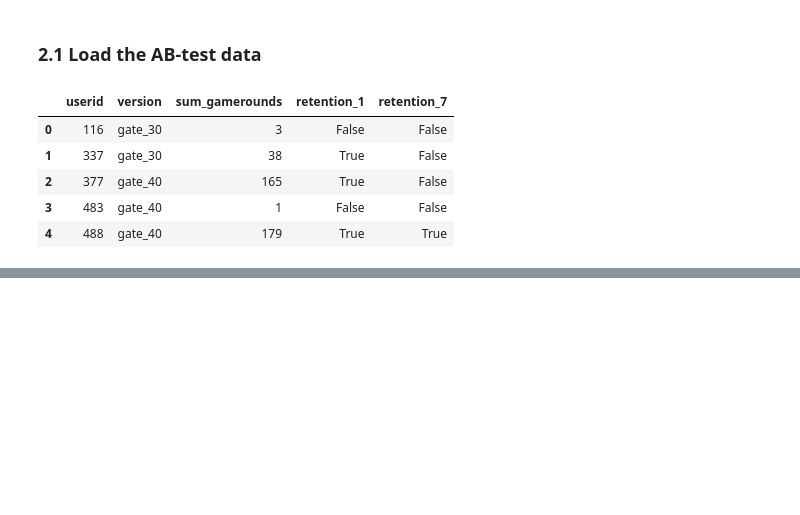
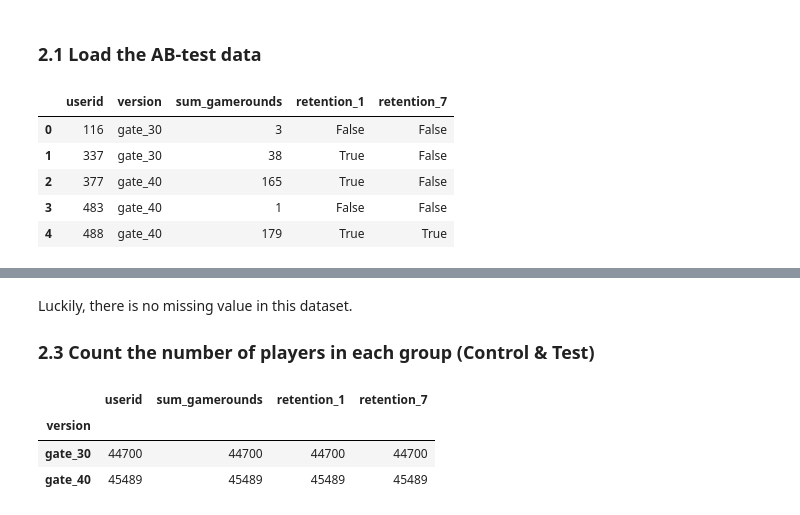
Before and after one commit to kaceejian/Cookie_Cats_Mobile_Game_Case_Analysis, a Jupyter notebook: Mobile_Game_Analysis_Main.ipynb, the cells around one changed output, grey strips where cells are left out. Drawn from its saved outputs; the diff is of its cells as text; code cells hidden in the pictures; blank space fills up the shorter version.

```diff
--- a/Mobile_Game_Analysis_Main.ipynb
+++ b/Mobile_Game_Analysis_Main.ipynb
@@ -38,0 +66,10 @@ df.head()
+# %% [markdown]
+Luckily, there is no missing value in this dataset.
+### 2.3 Count the number of players in each group (Control & Test)
+# %%
+df.groupby('version').count()
+# %% [output]
+|  | userid | sum_gamerounds | retention_1 | retention_7 |
+| version |  |  |  |  |
+| gate_30 | 44700 | 44700 | 44700 | 44700 |
+| gate_40 | 45489 | 45489 | 45489 | 45489 |
```
Also changed, not shown: parts of 20 cells of this notebook.
